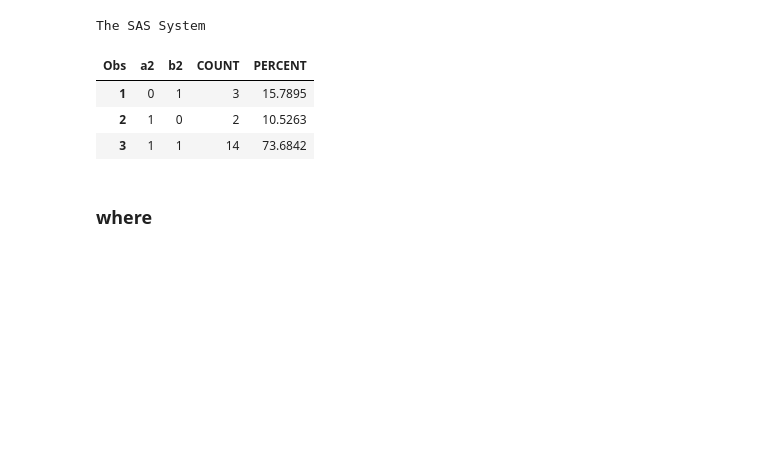
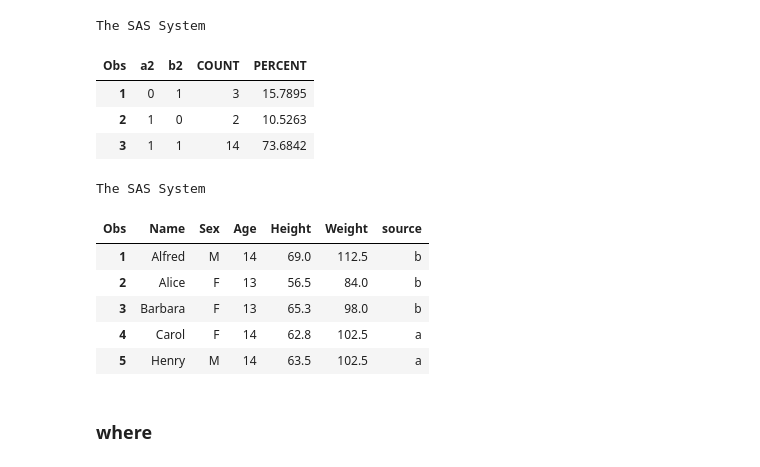
Before and after one commit to 0xdomyz/sas_collection, a Jupyter notebook: generic/data_set_options.ipynb, the cells around one changed output. Drawn from its saved outputs; the diff is of its cells as text; code cells hidden in the pictures; blank space fills up the shorter version.

Commit message:
add data set option in usage

```diff
--- a/generic/data_set_options.ipynb
+++ b/generic/data_set_options.ipynb
@@ -106,6 +106,30 @@ The SAS System
 | 1 | 0 | 1 | 3 | 15.7895 |
 | 2 | 1 | 0 | 2 | 10.5263 |
 | 3 | 1 | 1 | 14 | 73.6842 |
+# %%
+# in in set statement
+sas.submitLST(
+f"""
+data _e;
+    set _a(in=a) _b(in=b);
+    if a then source = 'a';
+    if b then source = 'b';
+run;
+
+proc sort data = _e;
+    by name;
+
+proc print data = _e (obs = 5);
+run;
+""")
+# %% [output]
+The SAS System
+| Obs | Name | Sex | Age | Height | Weight | source |
+| 1 | Alfred | M | 14 | 69.0 | 112.5 | b |
+| 2 | Alice | F | 13 | 56.5 | 84.0 | b |
+| 3 | Barbara | F | 13 | 65.3 | 98.0 | b |
+| 4 | Carol | F | 14 | 62.8 | 102.5 | a |
+| 5 | Henry | M | 14 | 63.5 | 102.5 | a |
 # %% [markdown]
 ### where
 # %%
```
Also changed, not shown: parts of 1 cell of this notebook.
